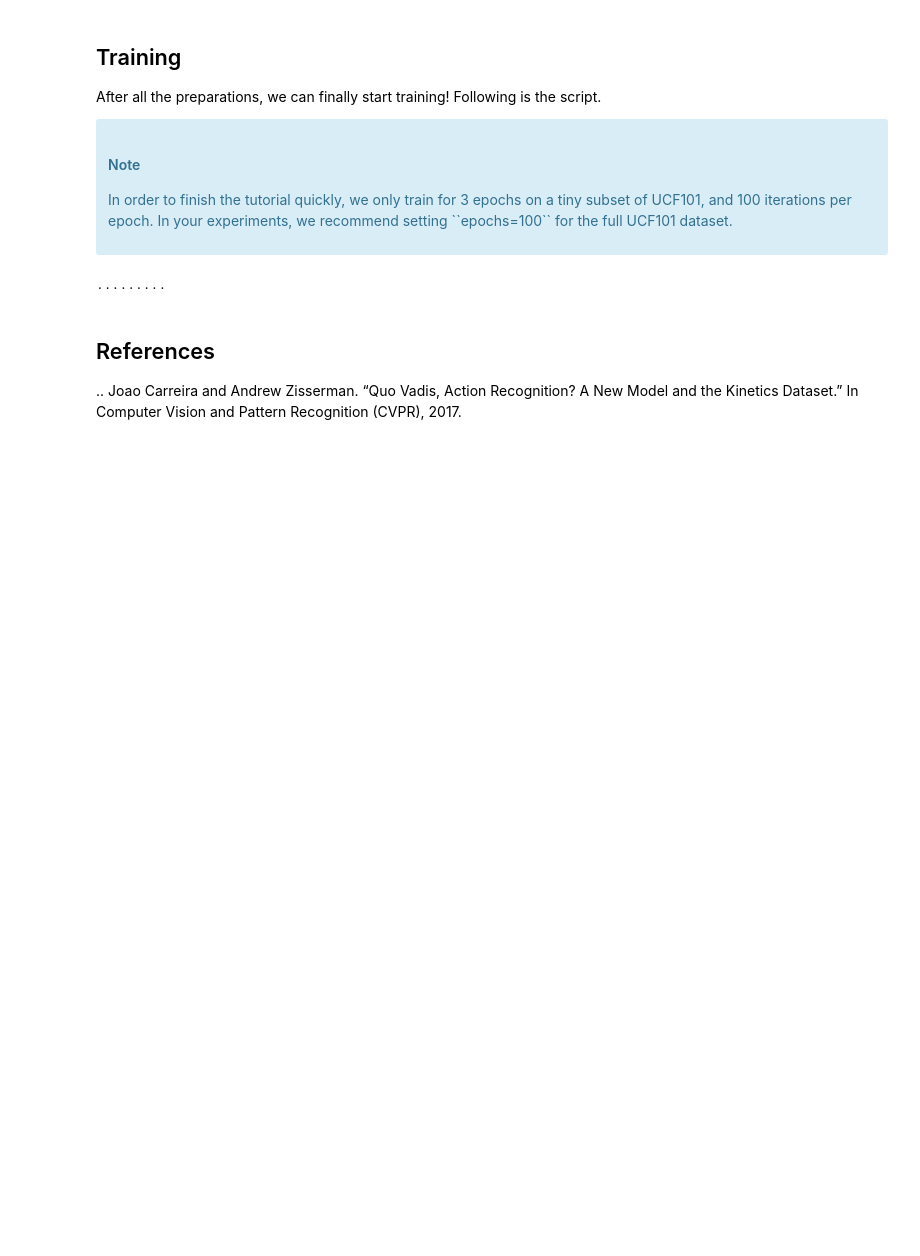
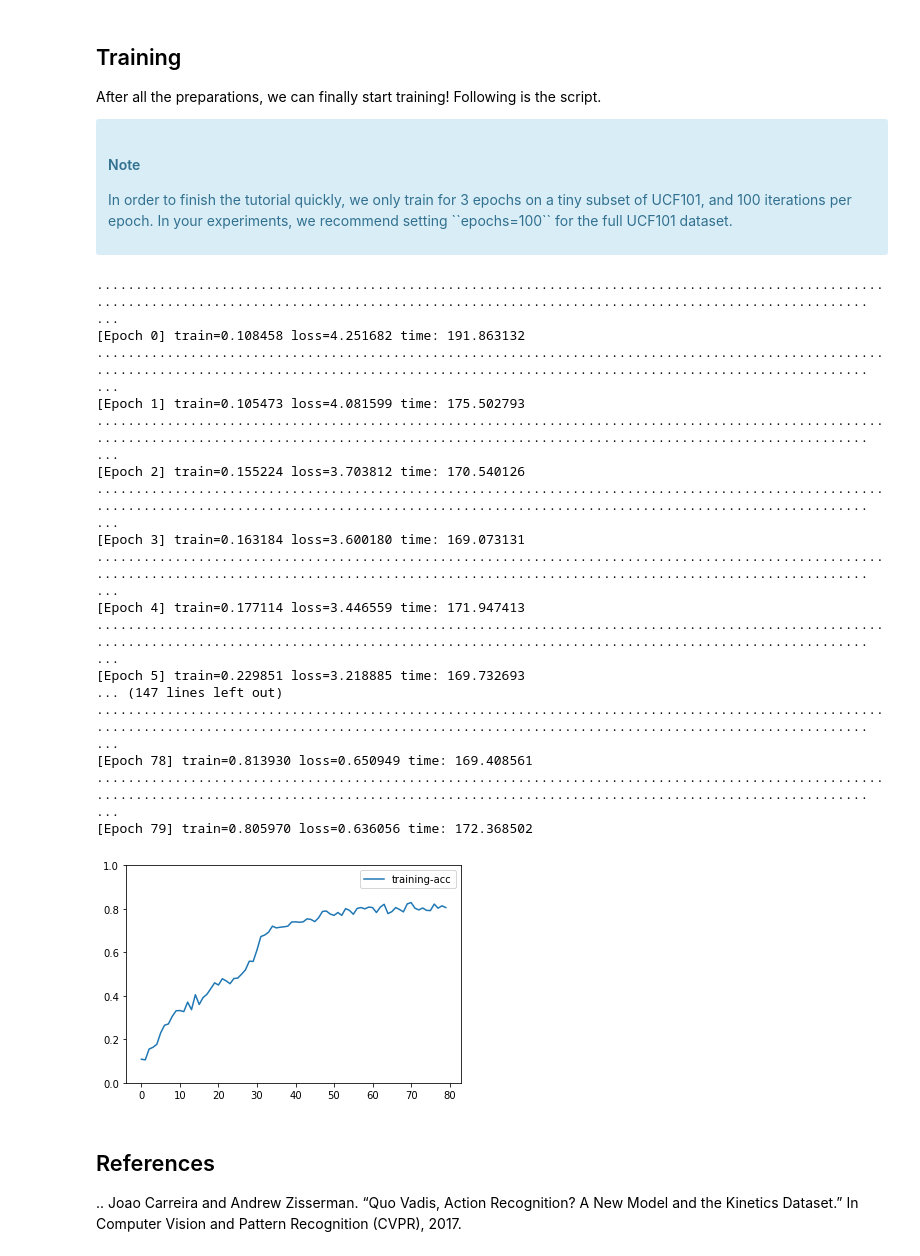
Before and after one commit to Ao99/action-recognition-learning, a Jupyter notebook: i3d_ucf101.ipynb, the cells around one changed output. Saved outputs shown, nothing was run; the diff lists cells and outputs as text; code cells hidden in the pictures; blank space fills up the shorter version.

```diff
--- a/i3d_ucf101.ipynb
+++ b/i3d_ucf101.ipynb
@@ -185,35 +185,52 @@ for epoch in range(epochs):
             for _, X in enumerate(data):
                 X = X.reshape((-1,) + X.shape[2:])
                 pred = net(X)
                 output.append(pred)
             loss = [loss_fn(yhat, y) for yhat, y in zip(output, label)]
 
         # Backpropagation
         for l in loss:
             l.backward()
 
         # Optimize
         trainer.step(batch_size)
 
         # Update metrics
         train_loss += sum([l.mean().asscalar() for l in loss])
         train_metric.update(label, output)
 
-        if i == 100:
+        if i == 200:
             print("|")
             break
 
     name, acc = train_metric.get()
 
     # Update history and print metrics
     train_history.update([acc])
     print('[Epoch %d] train=%f loss=%f time: %f' %
         (epoch, acc, train_loss / (i+1), time.time()-tic))
 
 # We can plot the metric scores with:
 train_history.plot()
 # %% [output]
-.........
+........................................................................................................................................................................................................ ...
+[Epoch 0] train=0.108458 loss=4.251682 time: 191.863132
+........................................................................................................................................................................................................ ...
+[Epoch 1] train=0.105473 loss=4.081599 time: 175.502793
+........................................................................................................................................................................................................ ...
+[Epoch 2] train=0.155224 loss=3.703812 time: 170.540126
+........................................................................................................................................................................................................ ...
+[Epoch 3] train=0.163184 loss=3.600180 time: 169.073131
+........................................................................................................................................................................................................ ...
+[Epoch 4] train=0.177114 loss=3.446559 time: 171.947413
+........................................................................................................................................................................................................ ...
+[Epoch 5] train=0.229851 loss=3.218885 time: 169.732693
+... (147 lines left out)
+........................................................................................................................................................................................................ ...
+[Epoch 78] train=0.813930 loss=0.650949 time: 169.408561
+........................................................................................................................................................................................................ ...
+[Epoch 79] train=0.805970 loss=0.636056 time: 172.368502
+[figure, added]
 # %% [markdown]
 
 References
```
